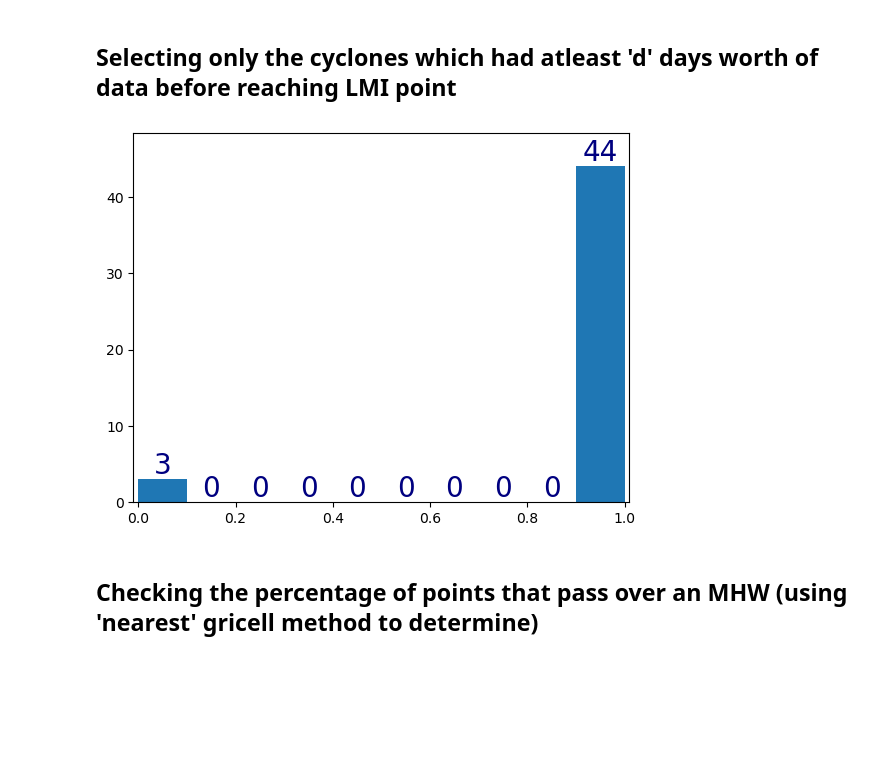
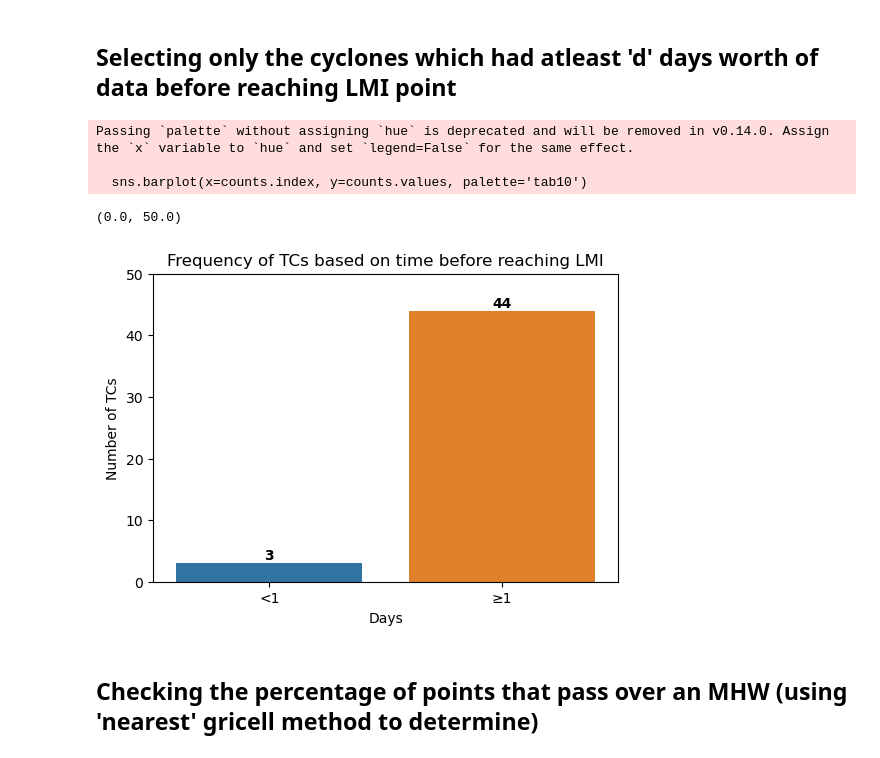
Before and after one commit to sreevathsagolla/NIO-TC-MHW-Intensification, a Jupyter notebook: eda.ipynb, the cells around one changed output. Cells and saved outputs as stored; diff of their text form; code cells hidden in the pictures; blank space fills up the shorter version.

```diff
--- a/eda.ipynb
+++ b/eda.ipynb
@@ -124,7 +125,7 @@ ds['time'] = pd.to_datetime([str(x).split('T')[0] for x in ds.time.values])
 # %% [markdown]
 ## Selecting only the cyclones which had atleast 'd' days worth of data before reaching LMI point
 # %%
-df = pd.DataFrame(columns = ['TC_ID', 'HOURS_BEFORE_LMI_GREATER_THAN_2DAYS'])
+df = pd.DataFrame(columns = ['TC_ID', 'HOURS_BEFORE_LMI_GREATER_THAN_D_DAYS'])
 for tc_id, tc_data in tcs_lmi_centred.groupby(tcs_lmi_centred['Serial Number of system during year']):
     tvals = tc_data[tc_data.TimeRelativeToLMI <= 0].index
     if (tvals[-1] - tvals[0]).total_seconds()/3600 >= 24*d:
@@ -134,14 +135,30 @@ for tc_id, tc_data in tcs_lmi_centred.groupby(tcs_lmi_centred['Serial Number of
         tdelta = 0
     df.loc[len(df)] = [tc_id, tdelta]
 
-tcs_lmi_centred_selected = tcs_lmi_centred[tcs_lmi_centred['Serial Number of system during year'].isin(df[df['HOURS_BEFORE_LMI_GREATER_THAN_2DAYS'] == 1]['TC_ID'].values)]
+tcs_lmi_centred_selected = tcs_lmi_centred[tcs_lmi_centred['Serial Number of system during year'].isin(df[df['HOURS_BEFORE_LMI_GREATER_THAN_D_DAYS'] == 1]['TC_ID'].values)]
-# %%
-values, bins, bars = plt.hist(df['HOURS_BEFORE_LMI_GREATER_THAN_2DAYS'])
-plt.bar_label(bars, fontsize=20, color='navy')
-plt.margins(x=0.01, y=0.1)
-plt.show()
-# %% [output]
-[figure, removed]
+# %%
+counts = df['HOURS_BEFORE_LMI_GREATER_THAN_D_DAYS'].value_counts().sort_index()
+
+# Map the values to 'NO' and 'YES'
+labels = {0: '<{}'.format(d), 1: '≥{}'.format(d)}
+counts.index = counts.index.map(labels)
+plt.figure(figsize=(6, 4))
+sns.barplot(x=counts.index, y=counts.values, palette='tab10')
+
+# Annotate the bars with the count
+for i, value in enumerate(counts.values):
+    plt.text(i, value + 0.1, f'{value}', ha='center', va='bottom', fontweight='bold')
+
+plt.title('Frequency of TCs based on time before reaching LMI')
+plt.xlabel('Days')
+plt.ylabel('Number of TCs')
+plt.ylim([0,50])
+# %% [output]
+Passing `palette` without assigning `hue` is deprecated and will be removed in v0.14.0. Assign the `x` variable to `hue` and set `legend=False` for the same effect.
+
+  sns.barplot(x=counts.index, y=counts.values, palette='tab10')
+(0.0, 50.0)
+[figure, added]
 # %% [markdown]
 ## Checking the percentage of points that pass over an MHW (using 'nearest' gricell method to determine)
 # %%
```
Also changed, not shown: parts of 5 cells of this notebook.
